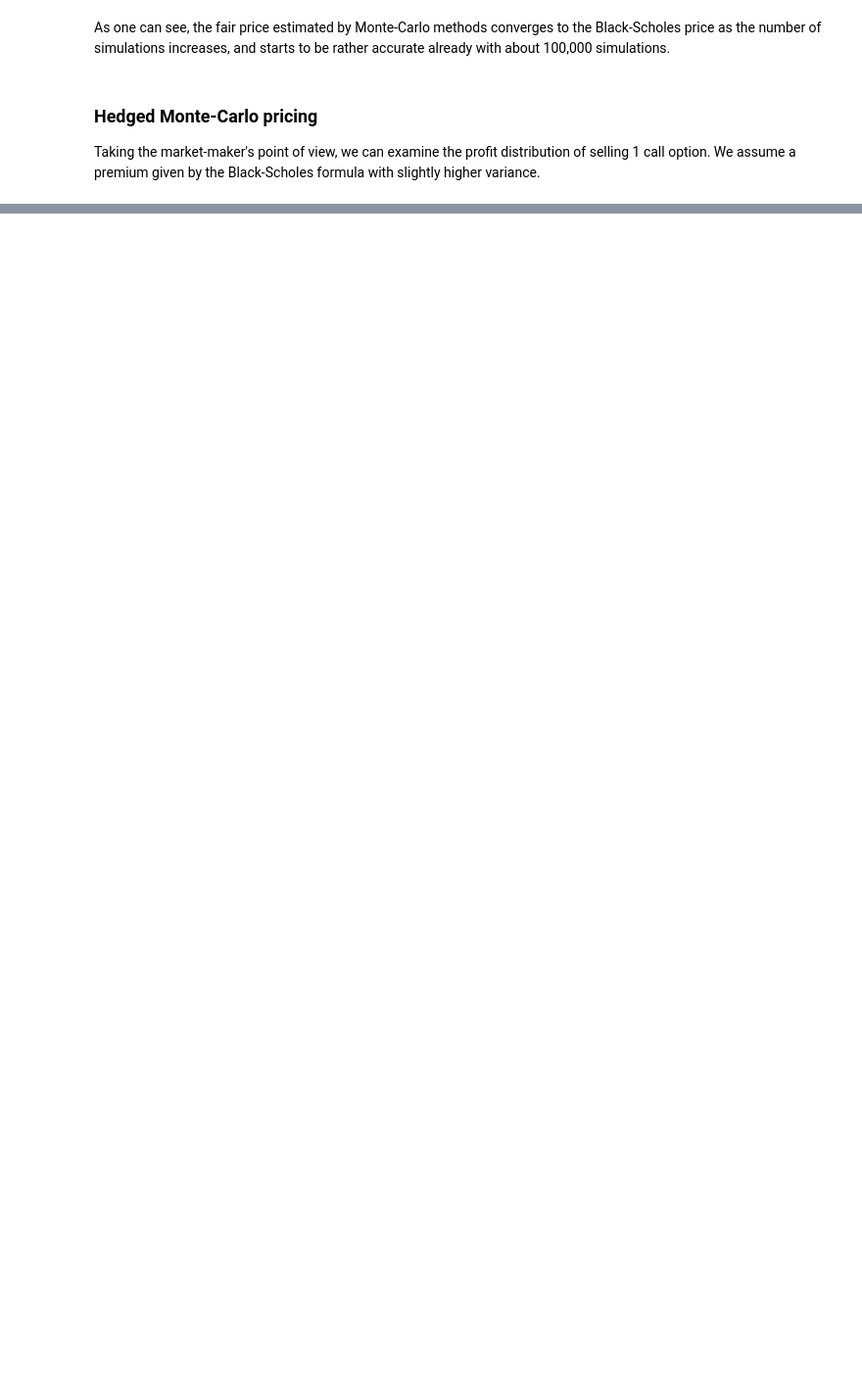
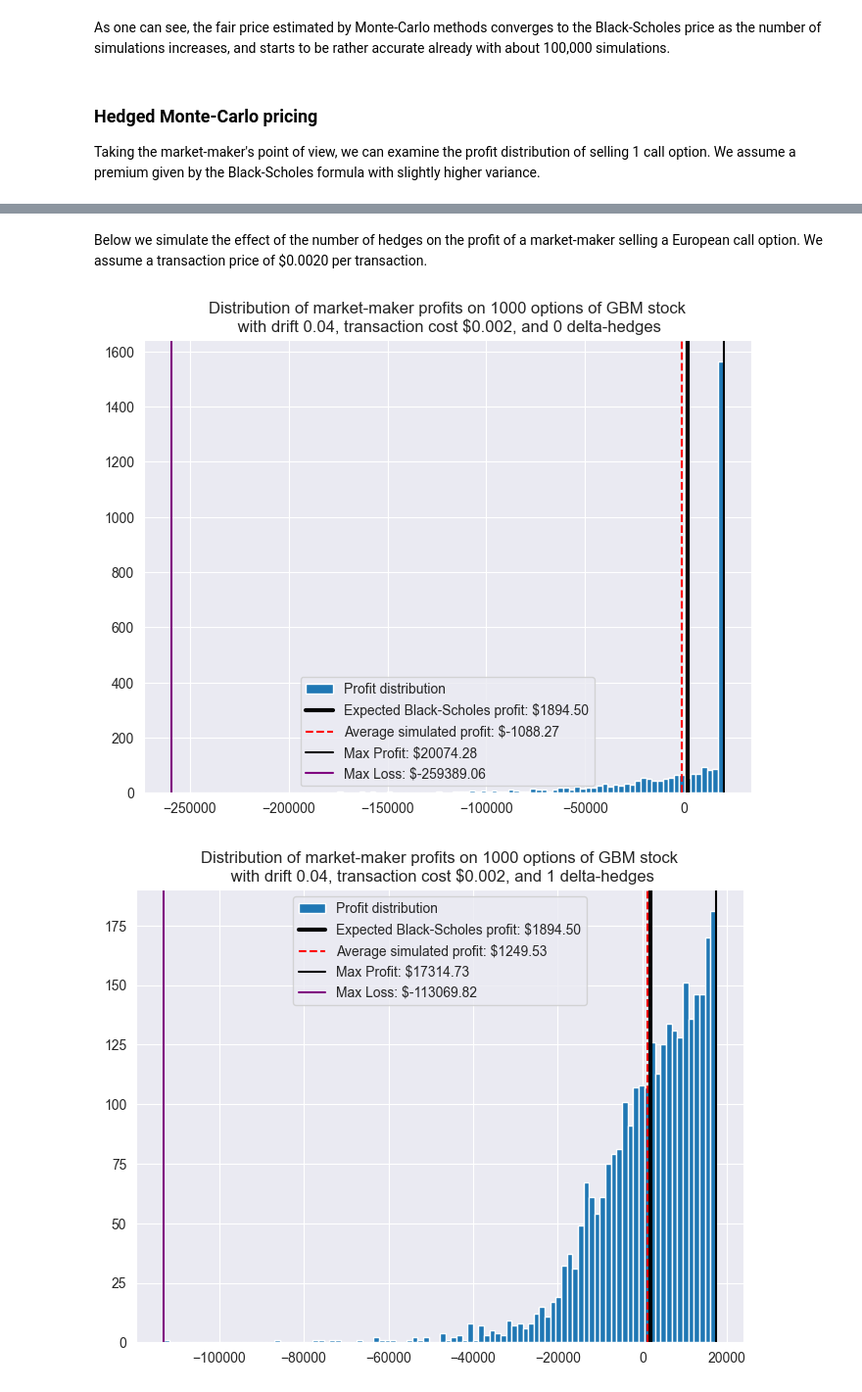
Before and after one commit to albesianor/Asian-options-hedging, a Jupyter notebook: 02_vanilla_options.ipynb, the cells around one changed output, grey strips where cells are left out. Shown at 98% size. Saved outputs shown, nothing was run; the diff lists cells and outputs as text; code cells hidden in the pictures; blank space fills up the shorter version.

Commit message:
feat: add delta-hedging for vanilla options

```diff
--- a/02_vanilla_options.ipynb
+++ b/02_vanilla_options.ipynb
@@ -228,0 +295,70 @@ In fact, continuous delta-hedging also removes the effect of any drift term $\mu
+# %% [markdown]
+Below we simulate the effect of the number of hedges on the profit of a market-maker selling a European call option.  We assume a transaction price of $0.0020 per transaction.
+# %%
+from utils import monte_carlo_european, bs_price
+
+S0 = 100
+K = 100
+sigma = 0.41
+t = 1
+r = 0.045
+mu = 0.04
+n_sims = 3000
+tr_cost = 0.002
+n_options = 1_000
+premium = bs_price(S0, K, sigma + 0.05, t, r)
+
+hedging_amounts = [0, 1, 10, 20, 252, 504, 2520]
+
+for n_hedges in hedging_amounts:
+    call_value_distribution = monte_carlo_european(
+        S0,
+        K,
+        sigma,
+        t,
+        r,
+        mu,
+        n_sims,
+        n_hedges,
+        return_distribution=True,
+        option_type="call",
+    )
+
+    profit_distribution = n_options * (
+        premium
+        - monte_carlo_european(S0, K, sigma, t, r, mu, n_sims, n_hedges)
+        - tr_cost * n_hedges
+    )
+    average_profit = np.mean(profit_distribution)
+
+    plt.figure(figsize=(8, 6))
+
+    plt.hist(profit_distribution, bins=100, label="Profit distribution")
+
+    plt.axvline(
+        n_options * (premium - bs_price(S0, K, sigma, t, r)),
+        color="black",
+        lw=3,
+        label=f"Expected Black-Scholes profit: ${n_options*(premium - bs_price(S0,K,sigma,t,r)):.2f}",
+    )
+
+    plt.axvline(
+        average_profit,
+        ls="--",
+        color="red",
+        label=f"Average simulated profit: ${average_profit:.2f}",
+    )
+
+    profit_max = np.max(profit_distribution)
+    profit_min = np.min(profit_distribution)
+    plt.axvline(profit_max, color="black", label=f"Max Profit: ${profit_max:.2f}")
+    plt.axvline(profit_min, color="purple", label=f"Max Loss: ${profit_min:.2f}")
+
+    plt.title(
+        f"Distribution of market-maker profits on {n_options} options of GBM stock\n with drift {mu}, transaction cost ${tr_cost}, and {n_hedges} delta-hedges"
+    )
+    plt.legend()
+    plt.show()
+# %% [output]
+[figure, added]
+[figure, added]
```
Also changed, not shown: parts of 8 cells of this notebook, 1 other file.
